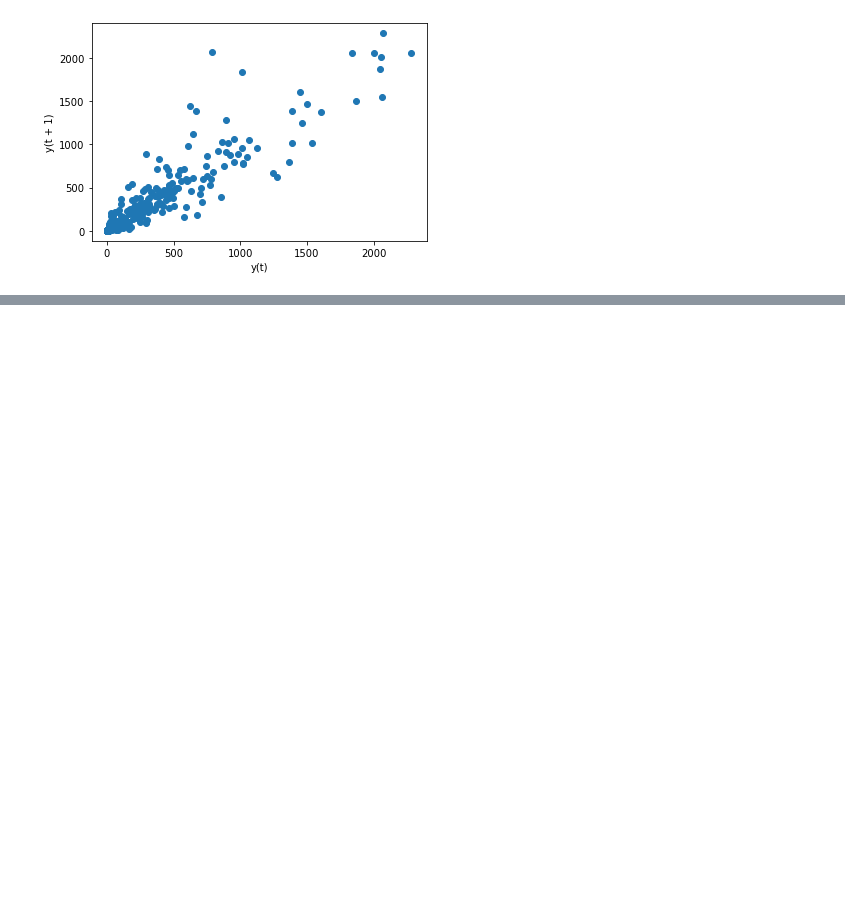
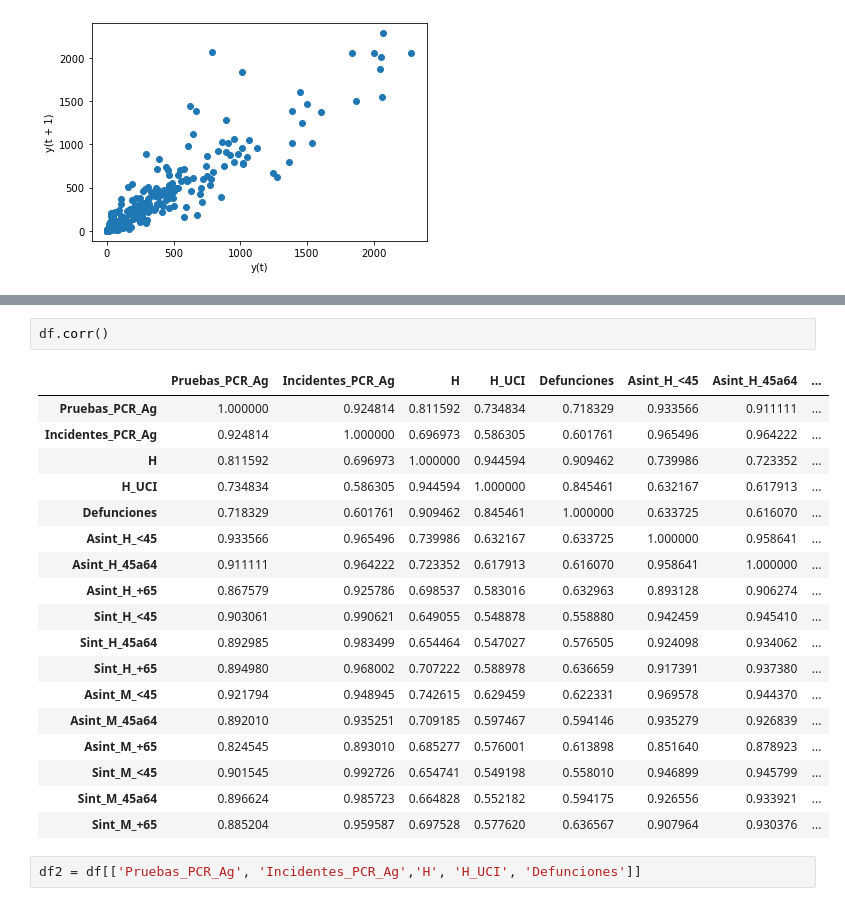
Before and after one commit to CarmenCalvoL/tfg_informatica, a Jupyter notebook: salud_murcia.ipynb, the cells around one changed output, grey strips where cells are left out. Cells and saved outputs as stored; diff of their text form; blank space fills up the shorter version.

```diff
--- a/salud_murcia.ipynb
+++ b/salud_murcia.ipynb
@@ -106,0 +115,23 @@ pyplot.show()
+# %%
+df.corr()
+# %% [output]
+|  | Pruebas_PCR_Ag | Incidentes_PCR_Ag | H | H_UCI | Defunciones | Asint_H_<45 | Asint_H_45a64 | ... |
+| Pruebas_PCR_Ag | 1.000000 | 0.924814 | 0.811592 | 0.734834 | 0.718329 | 0.933566 | 0.911111 | ... |
+| Incidentes_PCR_Ag | 0.924814 | 1.000000 | 0.696973 | 0.586305 | 0.601761 | 0.965496 | 0.964222 | ... |
+| H | 0.811592 | 0.696973 | 1.000000 | 0.944594 | 0.909462 | 0.739986 | 0.723352 | ... |
+| H_UCI | 0.734834 | 0.586305 | 0.944594 | 1.000000 | 0.845461 | 0.632167 | 0.617913 | ... |
+| Defunciones | 0.718329 | 0.601761 | 0.909462 | 0.845461 | 1.000000 | 0.633725 | 0.616070 | ... |
+| Asint_H_<45 | 0.933566 | 0.965496 | 0.739986 | 0.632167 | 0.633725 | 1.000000 | 0.958641 | ... |
+| Asint_H_45a64 | 0.911111 | 0.964222 | 0.723352 | 0.617913 | 0.616070 | 0.958641 | 1.000000 | ... |
+| Asint_H_+65 | 0.867579 | 0.925786 | 0.698537 | 0.583016 | 0.632963 | 0.893128 | 0.906274 | ... |
+| Sint_H_<45 | 0.903061 | 0.990621 | 0.649055 | 0.548878 | 0.558880 | 0.942459 | 0.945410 | ... |
+| Sint_H_45a64 | 0.892985 | 0.983499 | 0.654464 | 0.547027 | 0.576505 | 0.924098 | 0.934062 | ... |
+| Sint_H_+65 | 0.894980 | 0.968002 | 0.707222 | 0.588978 | 0.636659 | 0.917391 | 0.937380 | ... |
+| Asint_M_<45 | 0.921794 | 0.948945 | 0.742615 | 0.629459 | 0.622331 | 0.969578 | 0.944370 | ... |
+| Asint_M_45a64 | 0.892010 | 0.935251 | 0.709185 | 0.597467 | 0.594146 | 0.935279 | 0.926839 | ... |
+| Asint_M_+65 | 0.824545 | 0.893010 | 0.685277 | 0.576001 | 0.613898 | 0.851640 | 0.878923 | ... |
+| Sint_M_<45 | 0.901545 | 0.992726 | 0.654741 | 0.549198 | 0.558010 | 0.946899 | 0.945799 | ... |
+| Sint_M_45a64 | 0.896624 | 0.985723 | 0.664828 | 0.552182 | 0.594175 | 0.926556 | 0.933921 | ... |
+| Sint_M_+65 | 0.885204 | 0.959587 | 0.697528 | 0.577620 | 0.636567 | 0.907964 | 0.930376 | ... |
+# %%
+df2 = df[['Pruebas_PCR_Ag', 'Incidentes_PCR_Ag','H', 'H_UCI', 'Defunciones']]
```
Also changed, not shown: parts of 5 cells of this notebook, 1 other file.
